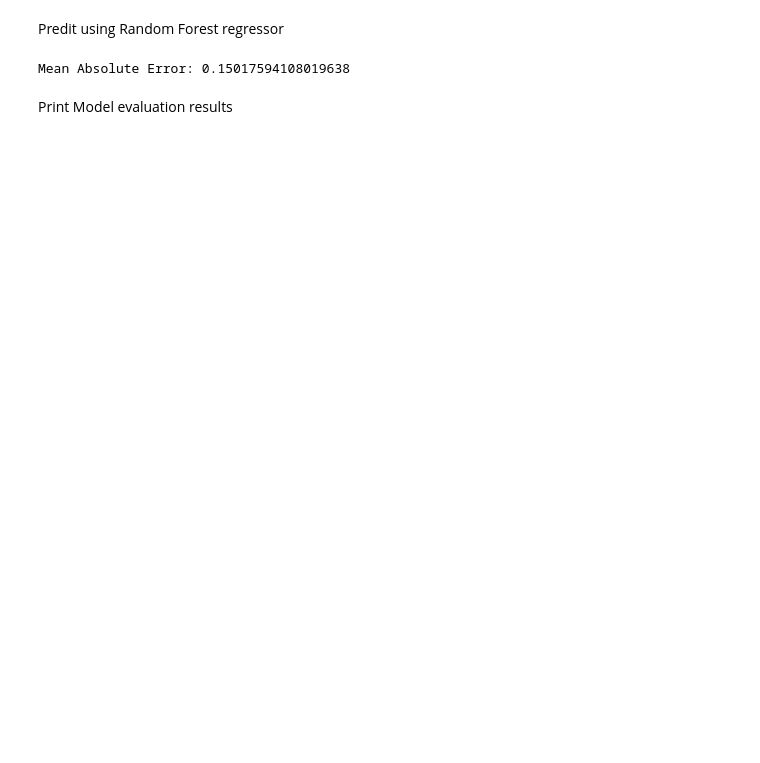
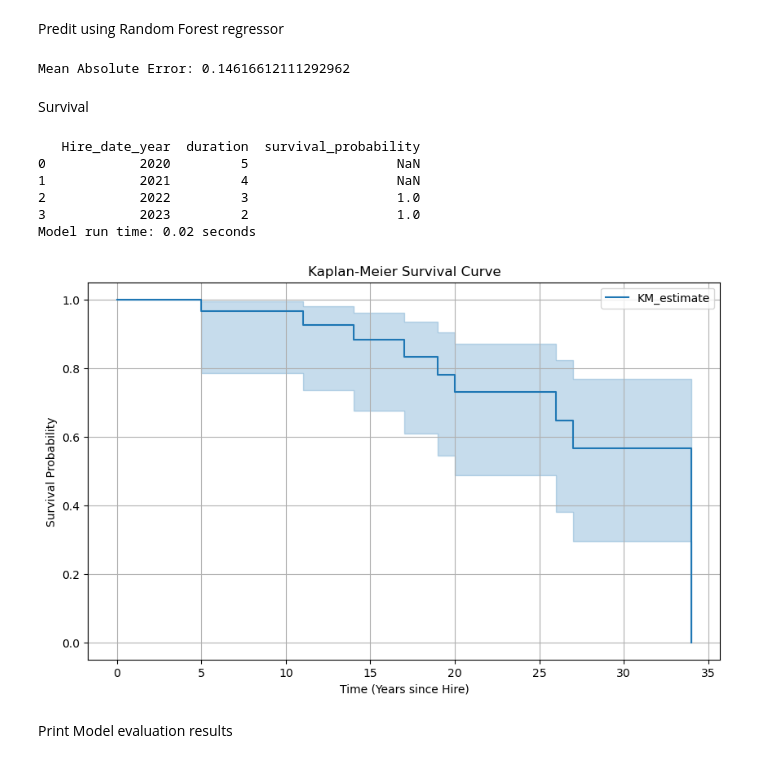
Before and after one commit to sangaw/eaisi-hr-analytics, a Jupyter notebook: src/data-understanding/hr_data-prediction-regression.ipynb, the cells around one changed output. Drawn from its saved outputs; the diff is of its cells as text; code cells hidden in the pictures; blank space fills up the shorter version.

Commit message:
Updated survival analysis models

```diff
--- a/src/data-understanding/hr_data-prediction-regression.ipynb
+++ b/src/data-understanding/hr_data-prediction-regression.ipynb
@@ -524,30 +502,72 @@ print(f"Mean Absolute Error: {mae}")
 
 # Print Predictions
 df_pred = pl.DataFrame({"X Values": X_test.values, "Actual": y_test.values, "Predicted": y_int_pred, "Diff": y_test.values - y_int_pred})
-# print(df_pred)
-'''
-MODEL_DOWNLOAD_DIR = config["ned"]["ned_model_download_dir"]
-model_pkl_file_path = f'{MODEL_DOWNLOAD_DIR}power-gen-random-forest-model-0.pkl'
-print("model_pkl_file_path :", model_pkl_file_path)
-
-# Save the trained model
-joblib.dump(rf_regressor, model_pkl_file_path, compress=3)
-print("Model saved successfully!")''
-'''
 
 # Calculate execution time in seconds
 execution_time = model_run_end_time - model_run_start_time
 
 # Store results
 results.append(["Random Forest",
-                mean_absolute_error(y_test, y_int_pred),
-                np.sqrt(mean_squared_error(y_test, y_int_pred)),
-                mean_absolute_percentage_error(y_test, y_int_pred),
-                symmetric_mape(y_test, y_int_pred),
-                aic_lr,
                 execution_time])
 # %% [output]
-Mean Absolute Error: 0.15017594108019638
+Mean Absolute Error: 0.14616612111292962
+# %% [markdown]
+Survival
+# %%
+import pandas as pd
+from lifelines import KaplanMeierFitter
+import matplotlib.pyplot as plt
+import time
+
+# Define today's year or a censoring reference year (e.g., '2025')
+today_year = pd.to_datetime('2025-05-10').year
+# Recalculate 'duration' for train and test (if not already done)
+train['duration'] = today_year - train['Hire_date_year']
+test['duration'] = today_year - test['Hire_date_year']
+
+# Start the timer to track model execution time
+model_run_start_time = time.time()
+
+# Ensure that the columns are numeric
+train['duration'] = pd.to_numeric(train['duration'], errors='coerce')
+test['duration'] = pd.to_numeric(test['duration'], errors='coerce')
+
+# Initialize Kaplan-Meier Fitter
+kmf = KaplanMeierFitter()
+# Fit the Kaplan-Meier model to the training data
+kmf.fit(durations=train['duration'], event_observed=train['Employee_turnover (Y)'])
+
+# Predict survival probabilities for the test data
+test['survival_probability'] = kmf.predict(test['duration'])
+
+# Show a sample of the test data with the predicted survival probabilities
+print(test[['Hire_date_year', 'duration', 'survival_probability']].head())
+
+# End the timer to calculate execution time
+model_run_end_time = time.time()
+execution_time = model_run_end_time - model_run_start_time
+
+print(f"Model run time: {execution_time:.2f} seconds")
+
+# Plot the Kaplan-Meier survival curve
+plt.figure(figsize=(10, 6))
+kmf.plot_survival_function()
+plt.title('Kaplan-Meier Survival Curve')
+plt.xlabel('Time (Years since Hire)')
+plt.ylabel('Survival Probability')
+plt.grid(True)
+plt.show()
+
+# Optionally, store results (if you have a list named 'results')
+results.append(["Kaplan-Meier", execution_time])
+# %% [output]
+   Hire_date_year  duration  survival_probability
+0            2020         5                   NaN
+1            2021         4                   NaN
+2            2022         3                   1.0
+3            2023         2                   1.0
+Model run time: 0.02 seconds
+[figure, added]
 # %% [markdown]
 Print Model evaluation results
 # %%
```
Also changed, not shown: parts of 11 cells of this notebook, 1 other file.
